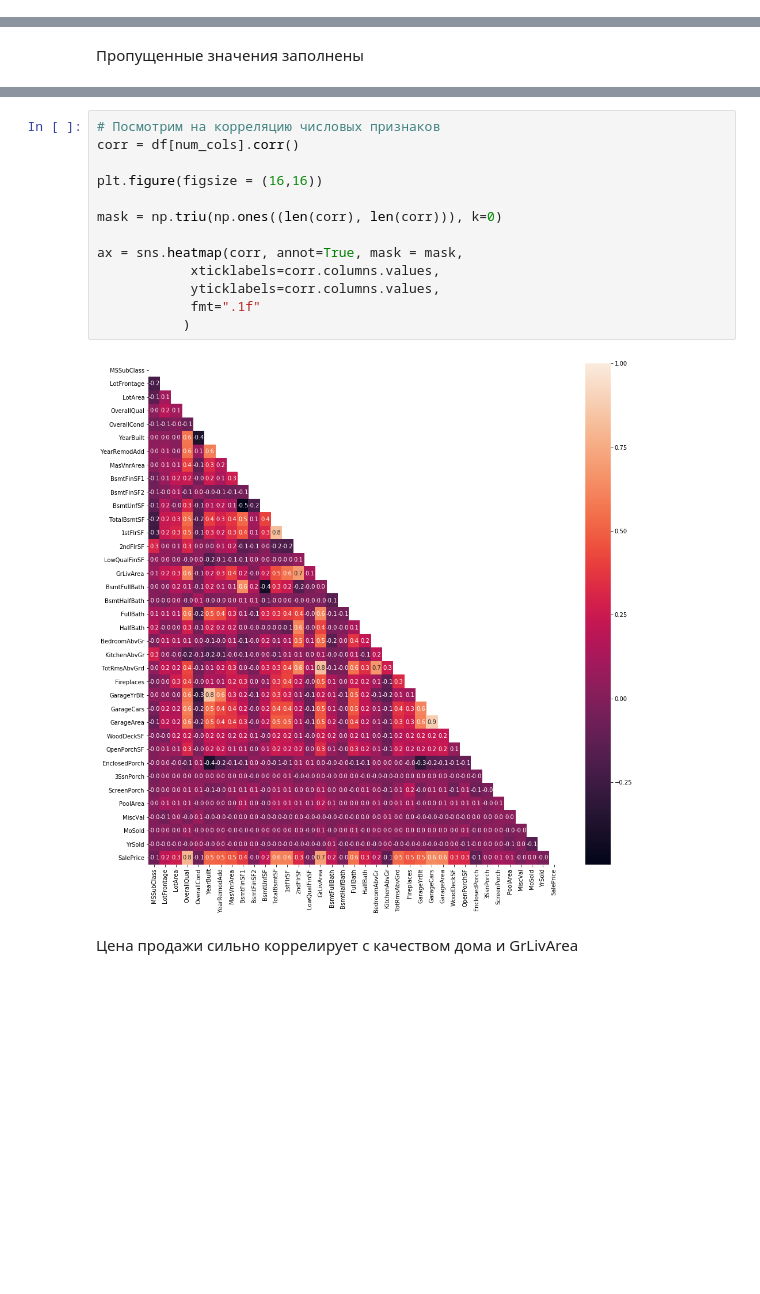
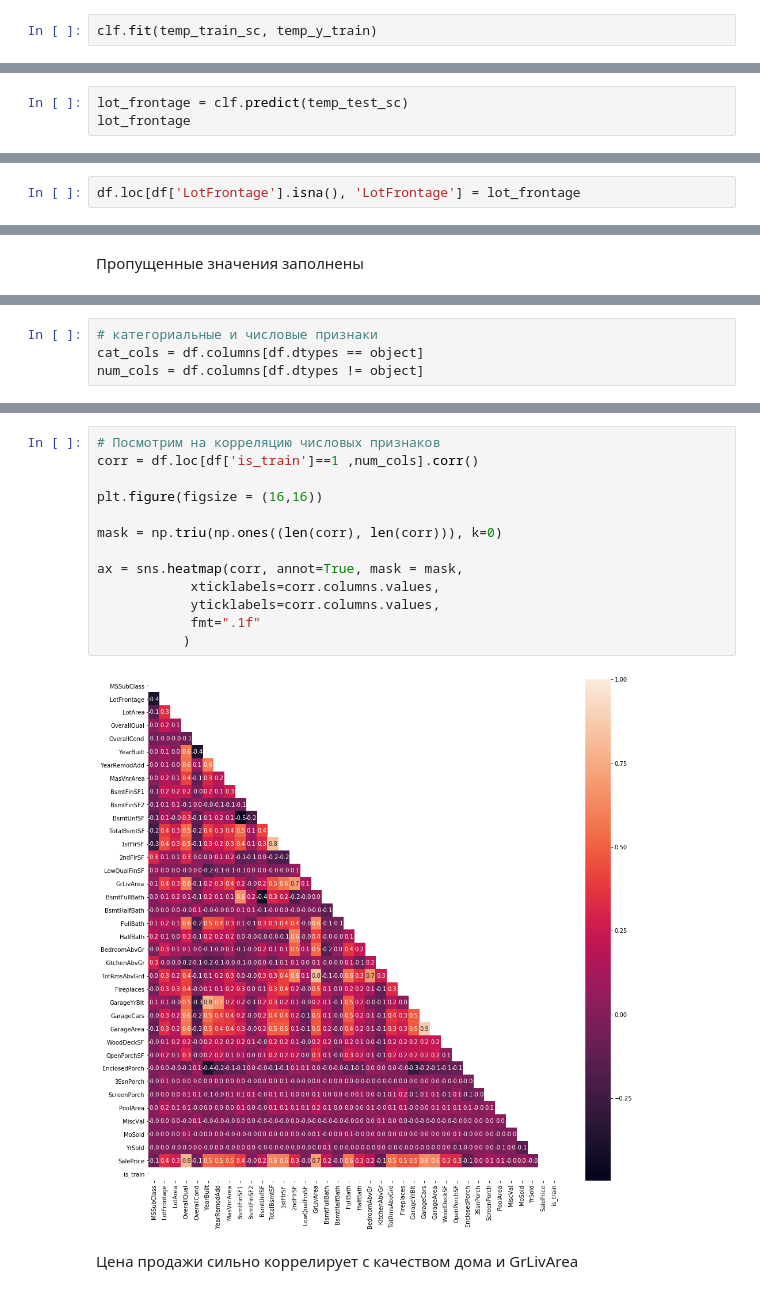
Before and after one commit to SergeyYVP/Machine_learning, a Jupyter notebook: 6. homework_ensembles.ipynb, the cells around one changed output, grey strips where cells are left out. Cells and saved outputs as stored; diff of their text form; blank space fills up the shorter version.

```diff
--- a/6. homework_ensembles.ipynb
+++ b/6. homework_ensembles.ipynb
@@ -399,0 +492,2 @@ df.loc[df['FireplaceQu'].isna(), 'FireplaceQu'] = 'to_drop'
+# %%
+clf.fit(temp_train_sc, temp_y_train)
@@ -399,0 +498,3 @@ df.loc[df['FireplaceQu'].isna(), 'FireplaceQu'] = 'to_drop'
+# %%
+lot_frontage = clf.predict(temp_test_sc)
+lot_frontage
@@ -400,3 +519,5 @@ df.loc[df['FireplaceQu'].isna(), 'FireplaceQu'] = 'to_drop'
+# %%
+df.loc[df['LotFrontage'].isna(), 'LotFrontage'] = lot_frontage
 # %%
 df.isna().sum()[df.isna().sum()>0]
 # %% [output]
@@ -430,0 +527,4 @@ plt.tight_layout()
+# %%
+# категориальные и числовые признаки
+cat_cols = df.columns[df.dtypes == object]
+num_cols = df.columns[df.dtypes != object]
@@ -431,17 +556,17 @@ plt.tight_layout()
 # %%
 # Посмотрим на корреляцию числовых признаков
-corr = df[num_cols].corr()
+corr = df.loc[df['is_train']==1 ,num_cols].corr()
 
 plt.figure(figsize = (16,16))
 
 mask = np.triu(np.ones((len(corr), len(corr))), k=0)
 
 ax = sns.heatmap(corr, annot=True, mask = mask,
             xticklabels=corr.columns.values,
             yticklabels=corr.columns.values,
             fmt=".1f"
            )
 # %% [output]
-[figure, old version]
+[figure, new version]
 # %% [markdown]
 Цена продажи сильно коррелирует с качеством дома и GrLivArea
```
Also changed, not shown: parts of 171 cells of this notebook.
